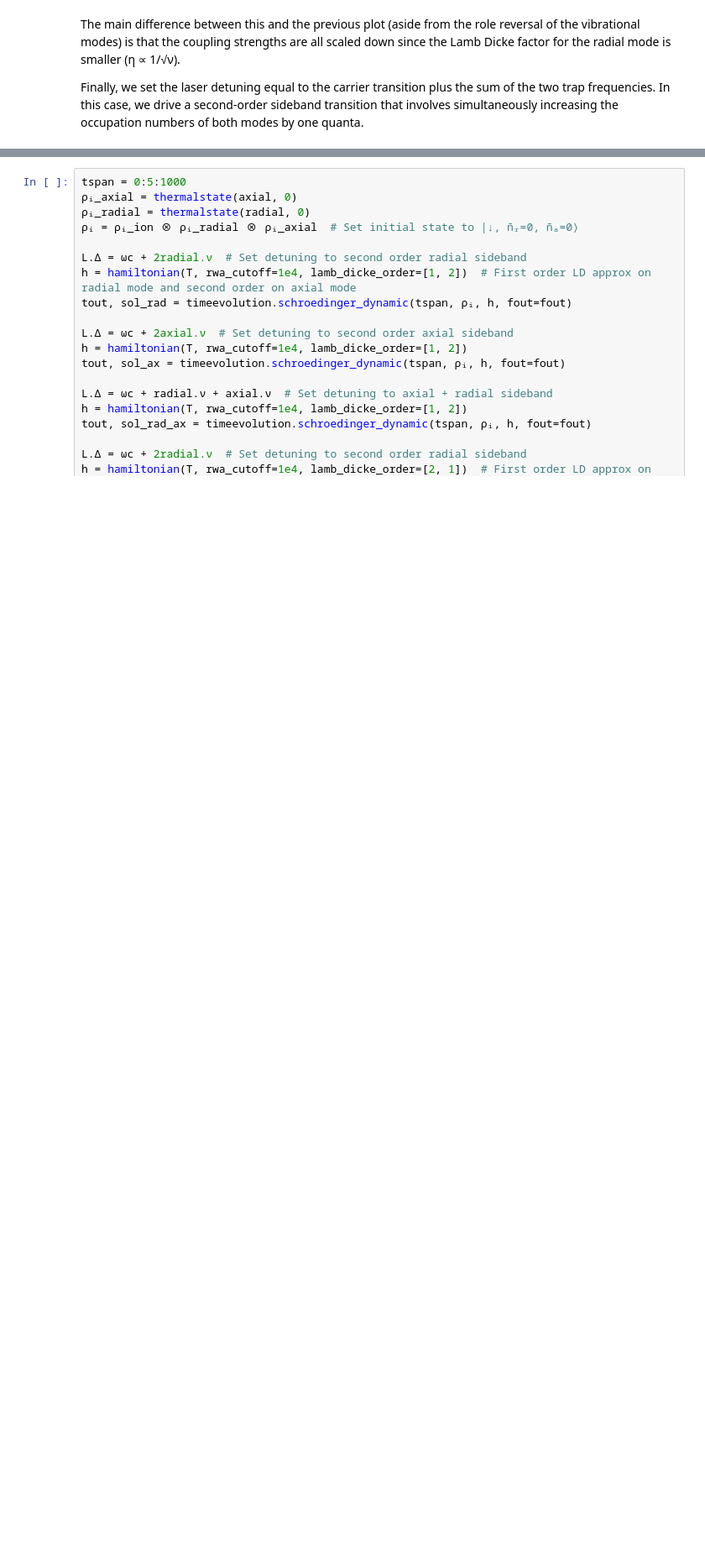
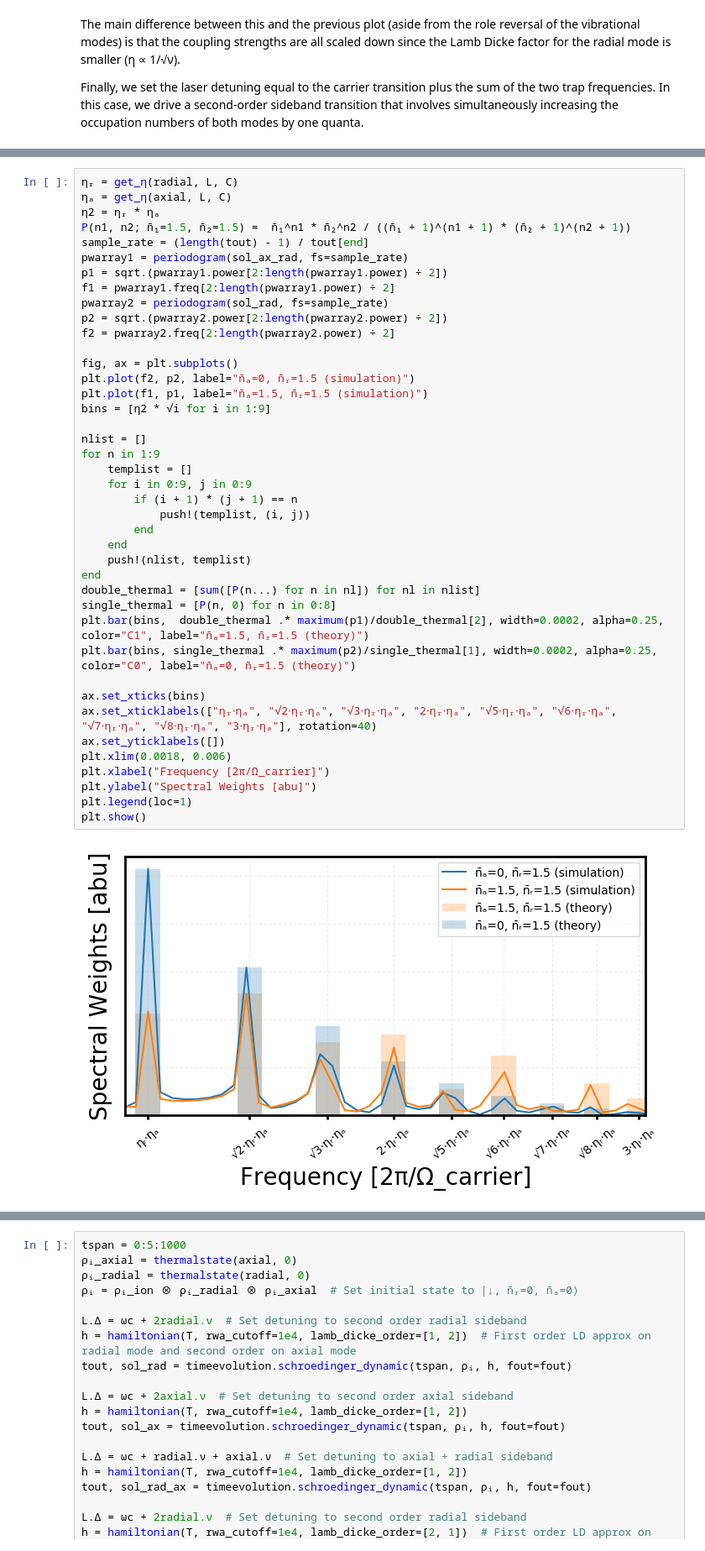
Before and after one commit to HaeffnerLab/IonSim.jl, a Jupyter notebook: examples/multi-mode_interactions.ipynb, the cells around one changed output, grey strips where cells are left out. Shown: that part at 84% size. Cells and saved outputs as stored; diff of their text form; blank space fills up the shorter version.

```diff
--- a/examples/multi-mode_interactions.ipynb
+++ b/examples/multi-mode_interactions.ipynb
@@ -180 +184,44 @@ plt.show()
+# %%
+ηᵣ = get_η(radial, L, C)
+ηₐ = get_η(axial, L, C)
+η2 = ηᵣ * ηₐ
+P(n1, n2; n̄₁=1.5, n̄₂=1.5) =  n̄₁^n1 * n̄₂^n2 / ((n̄₁ + 1)^(n1 + 1) * (n̄₂ + 1)^(n2 + 1))
+sample_rate = (length(tout) - 1) / tout[end]
+pwarray1 = periodogram(sol_ax_rad, fs=sample_rate)
+p1 = sqrt.(pwarray1.power[2:length(pwarray1.power) ÷ 2])
+f1 = pwarray1.freq[2:length(pwarray1.power) ÷ 2]
+pwarray2 = periodogram(sol_rad, fs=sample_rate)
+p2 = sqrt.(pwarray2.power[2:length(pwarray2.power) ÷ 2])
+f2 = pwarray2.freq[2:length(pwarray2.power) ÷ 2]
+
+fig, ax = plt.subplots()
+plt.plot(f2, p2, label="n̄ₐ=0, n̄ᵣ=1.5 (simulation)")
+plt.plot(f1, p1, label="n̄ₐ=1.5, n̄ᵣ=1.5 (simulation)")
+bins = [η2 * √i for i in 1:9]
+
+nlist = []
+for n in 1:9
+    templist = []
+    for i in 0:9, j in 0:9
+        if (i + 1) * (j + 1) == n
+            push!(templist, (i, j))
+        end
+    end
+    push!(nlist, templist)
+end
+double_thermal = [sum([P(n...) for n in nl]) for nl in nlist]
+single_thermal = [P(n, 0) for n in 0:8]
+plt.bar(bins,  double_thermal .* maximum(p1)/double_thermal[2], width=0.0002, alpha=0.25, color="C1", label="n̄ₐ=1.5, n̄ᵣ=1.5 (theory)")
+plt.bar(bins, single_thermal .* maximum(p2)/single_thermal[1], width=0.0002, alpha=0.25, color="C0", label="n̄ₐ=0, n̄ᵣ=1.5 (theory)")
+
+ax.set_xticks(bins)
+ax.set_xticklabels(["ηᵣ⋅ηₐ", "√2⋅ηᵣ⋅ηₐ", "√3⋅ηᵣ⋅ηₐ", "2⋅ηᵣ⋅ηₐ", "√5⋅ηᵣ⋅ηₐ", "√6⋅ηᵣ⋅ηₐ", "√7⋅ηᵣ⋅ηₐ", "√8⋅ηᵣ⋅ηₐ", "3⋅ηᵣ⋅ηₐ"], rotation=40)
+ax.set_yticklabels([])
+plt.xlim(0.0018, 0.006)
+plt.xlabel("Frequency [2π/Ω_carrier]")
+plt.ylabel("Spectral Weights [abu]")
+plt.legend(loc=1)
+plt.show()
+# %% [output]
+[figure, added]
 # %% [markdown]
```
Also changed, not shown: parts of 8 cells of this notebook.
